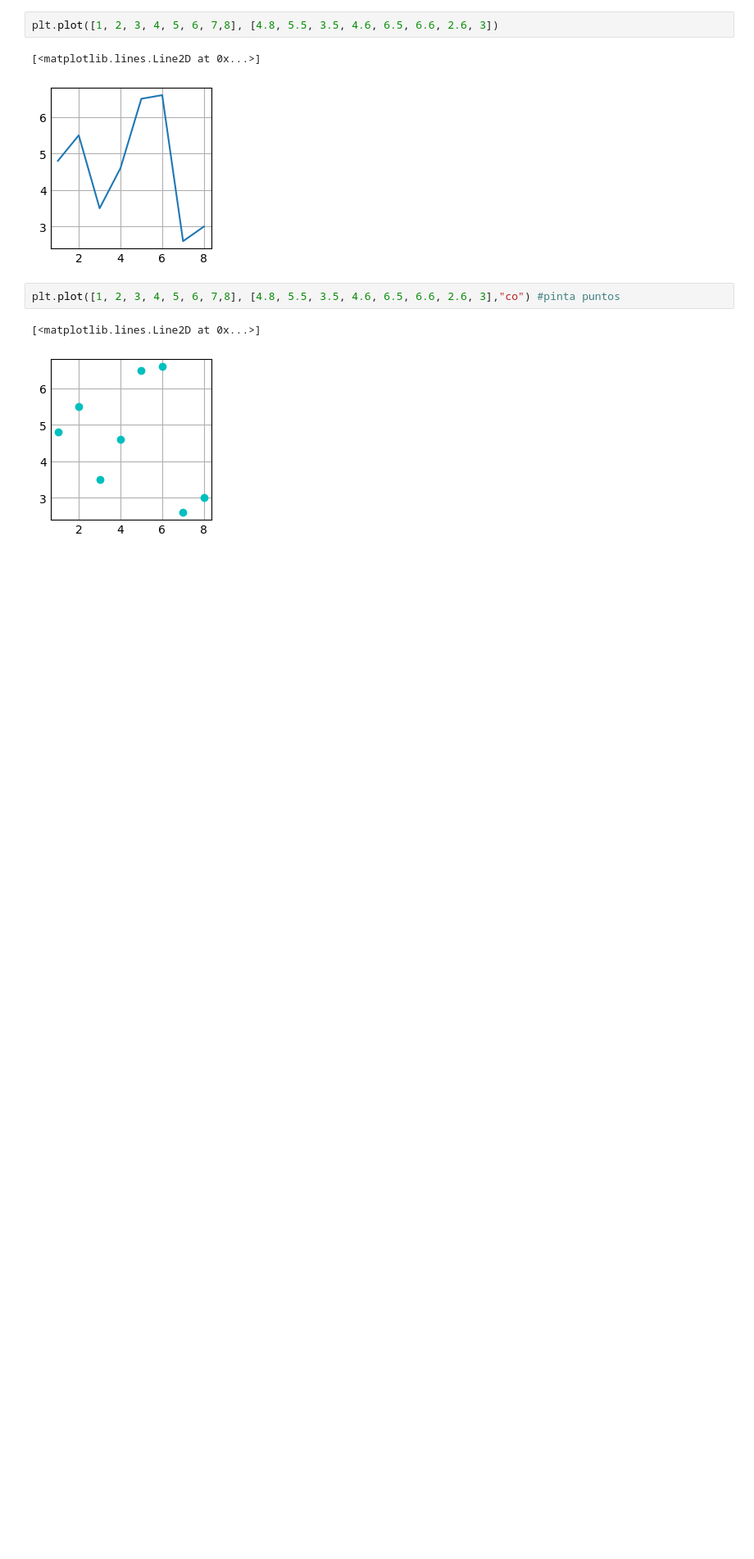
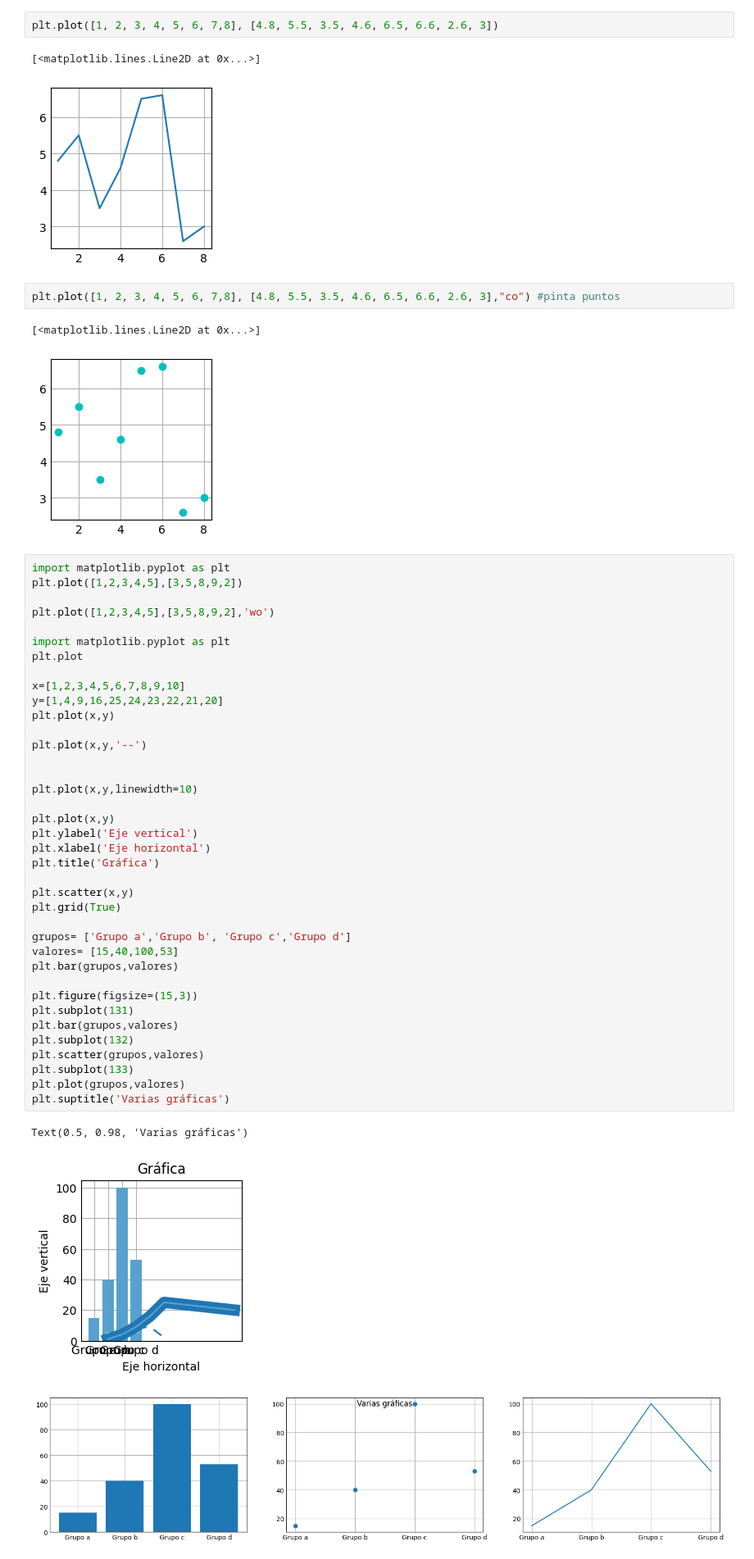
Before and after one commit to PedroKnoMiguel/introduccion_Apython, a Jupyter notebook: introduccion.ipynb, the cells around one changed output. Shown at 82% size. Drawn from its saved outputs; the diff is of its cells as text; blank space fills up the shorter version.

```diff
--- a/introduccion.ipynb
+++ b/introduccion.ipynb
@@ -213,3 +282,45 @@ plt.plot([1, 2, 3, 4, 5, 6, 7,8], [4.8, 5.5, 3.5, 4.6, 6.5, 6.6, 2.6, 3],"co") #
 # %% [output]
 [<matplotlib.lines.Line2D at 0x...>]
 [figure]
+# %%
+import matplotlib.pyplot as plt
+plt.plot([1,2,3,4,5],[3,5,8,9,2])
+
+plt.plot([1,2,3,4,5],[3,5,8,9,2],'wo')
+
+import matplotlib.pyplot as plt
+plt.plot
+
+x=[1,2,3,4,5,6,7,8,9,10]
+y=[1,4,9,16,25,24,23,22,21,20]
+plt.plot(x,y)
+
+plt.plot(x,y,'--')
+
+
+plt.plot(x,y,linewidth=10)
+
+plt.plot(x,y)
+plt.ylabel('Eje vertical')
+plt.xlabel('Eje horizontal')
+plt.title('Gráfica')
+
+plt.scatter(x,y)
+plt.grid(True)
+
+grupos= ['Grupo a','Grupo b', 'Grupo c','Grupo d']
+valores= [15,40,100,53]
+plt.bar(grupos,valores)
+
+plt.figure(figsize=(15,3))
+plt.subplot(131)
+plt.bar(grupos,valores)
+plt.subplot(132)
+plt.scatter(grupos,valores)
+plt.subplot(133)
+plt.plot(grupos,valores)
+plt.suptitle('Varias gráficas')
+# %% [output]
+Text(0.5, 0.98, 'Varias gráficas')
+[figure, added]
+[figure, added]
```
Also changed, not shown: parts of 3 cells of this notebook.
